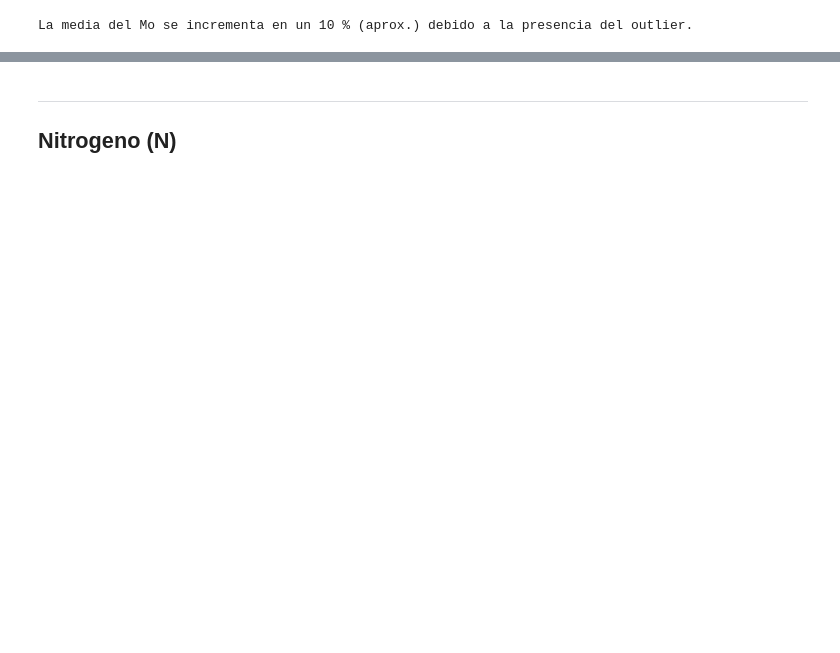
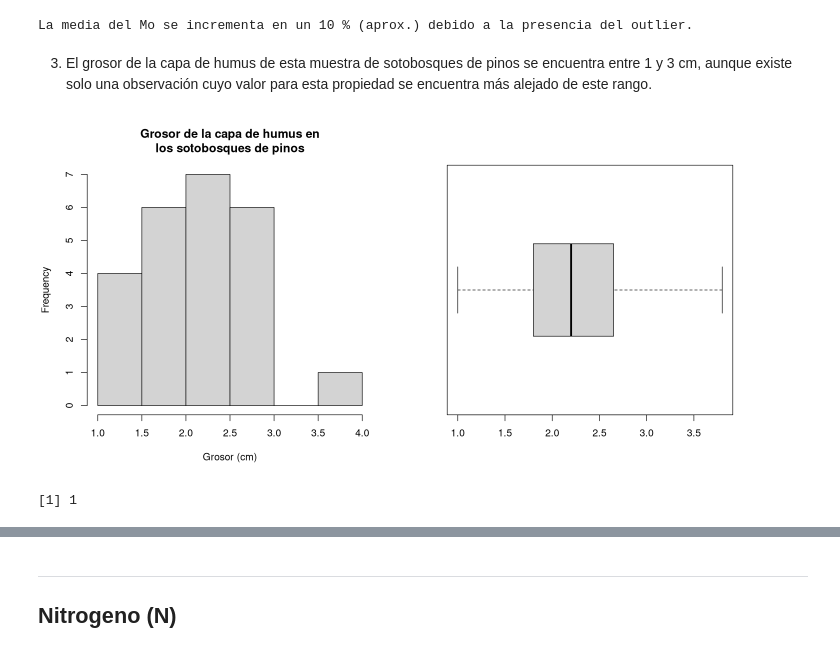
Before and after one commit to HugoVarelaSanchez/MEDAD_Vegetales, a Jupyter notebook: script.ipynb, the cells around one changed output, grey strips where cells are left out. Drawn from its saved outputs; the diff is of its cells as text; code cells hidden in the pictures; blank space fills up the shorter version.

```diff
--- a/script.ipynb
+++ b/script.ipynb
@@ -105,3 +118,19 @@ pct <- round(stats_table["Mo", "Mean"]/mean(sin_outlier) - 1, 2)
 cat("La media del Mo se incrementa en un", pct*100, "% (aprox.) debido a la presencia del outlier.")
 # %% [output]
 La media del Mo se incrementa en un 10 % (aprox.) debido a la presencia del outlier.
+# %% [markdown]
+3. El grosor de la capa de humus de esta muestra de sotobosques de pinos se encuentra entre 1 y 3 cm, aunque existe solo una observación cuyo valor para esta propiedad se encuentra más alejado de este rango.
+# %%
+# Analizar el grosor de la capa de humus (cm)
+options(repr.plot.width=12, repr.plot.height=6)
+par(mfrow=c(1, 2))
+hist(df_numeric$Humdepth,
+    xlab = "Grosor (cm)",
+    main = "Grosor de la capa de humus en\nlos sotobosques de pinos")
+boxplot(df_numeric$Humdepth, horizontal = T)
+# %% [output]
+[figure, added]
+# %%
+sum(df_numeric$Humdepth > 3)
+# %% [output]
+[1] 1
```
Also changed, not shown: parts of 21 cells of this notebook.
